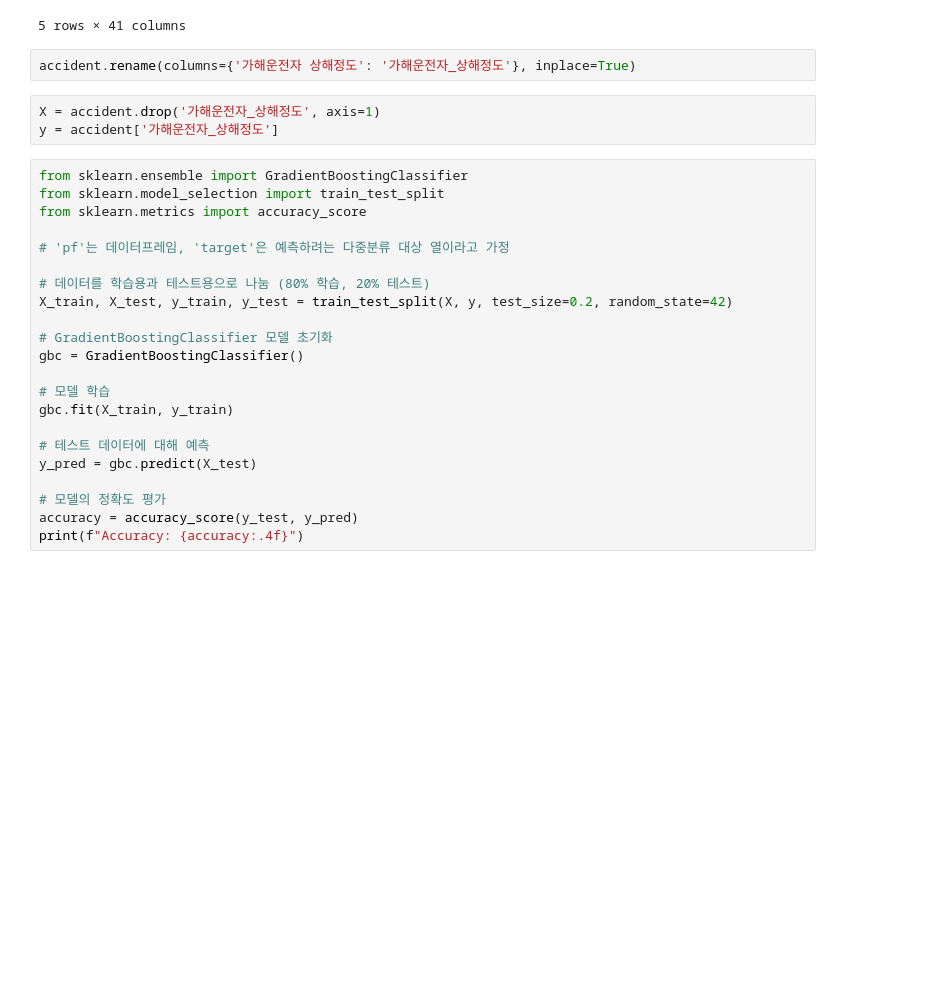
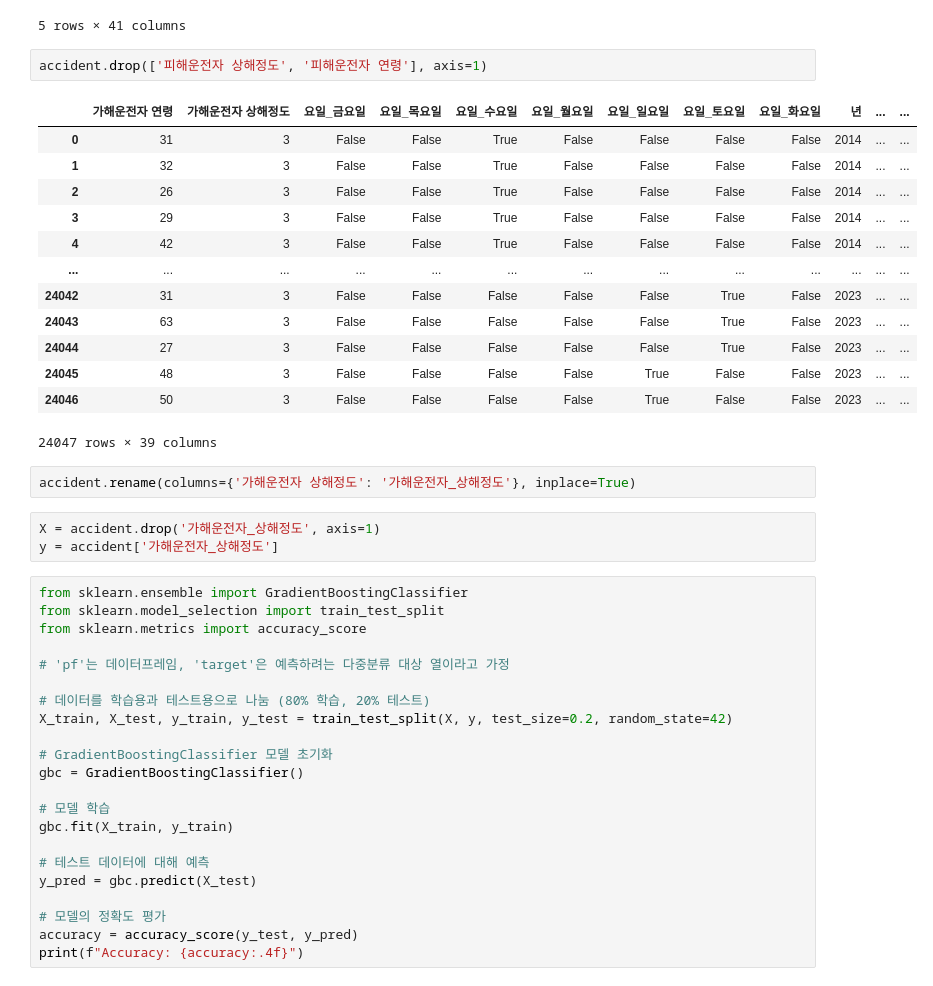
Before and after one commit to Youngjun-Taia/hangover, a Jupyter notebook: kim_yj_model(그래디언트).ipynb, the cells around one changed output. Cells and saved outputs as stored; diff of their text form; blank space fills up the shorter version.

```diff
--- a/kim_yj_model(그래디언트).ipynb
+++ b/kim_yj_model(그래디언트).ipynb
@@ -38,6 +38,22 @@ accident.head()
 | 3 | 29 | 3 | 25.0 | 0 | False | False | True | False | False | False | ... |
 | 4 | 42 | 3 | 37.0 | 0 | False | False | True | False | False | False | ... |
 5 rows × 41 columns
+# %%
+accident.drop(['피해운전자 상해정도', '피해운전자 연령'], axis=1)
+# %% [output]
+|  | 가해운전자 연령 | 가해운전자 상해정도 | 요일_금요일 | 요일_목요일 | 요일_수요일 | 요일_월요일 | 요일_일요일 | 요일_토요일 | 요일_화요일 | 년 | ... | ... |
+| 0 | 31 | 3 | False | False | True | False | False | False | False | 2014 | ... | ... |
+| 1 | 32 | 3 | False | False | True | False | False | False | False | 2014 | ... | ... |
+| 2 | 26 | 3 | False | False | True | False | False | False | False | 2014 | ... | ... |
+| 3 | 29 | 3 | False | False | True | False | False | False | False | 2014 | ... | ... |
+| 4 | 42 | 3 | False | False | True | False | False | False | False | 2014 | ... | ... |
+| ... | ... | ... | ... | ... | ... | ... | ... | ... | ... | ... | ... | ... |
+| 24042 | 31 | 3 | False | False | False | False | False | True | False | 2023 | ... | ... |
+| 24043 | 63 | 3 | False | False | False | False | False | True | False | 2023 | ... | ... |
+| 24044 | 27 | 3 | False | False | False | False | False | True | False | 2023 | ... | ... |
+| 24045 | 48 | 3 | False | False | False | False | True | False | False | 2023 | ... | ... |
+| 24046 | 50 | 3 | False | False | False | False | True | False | False | 2023 | ... | ... |
+24047 rows × 39 columns
 # %%
 accident.rename(columns={'가해운전자 상해정도': '가해운전자_상해정도'}, inplace=True)
 # %%
```
Also changed, not shown: parts of 7 cells of this notebook, 7 other files.
